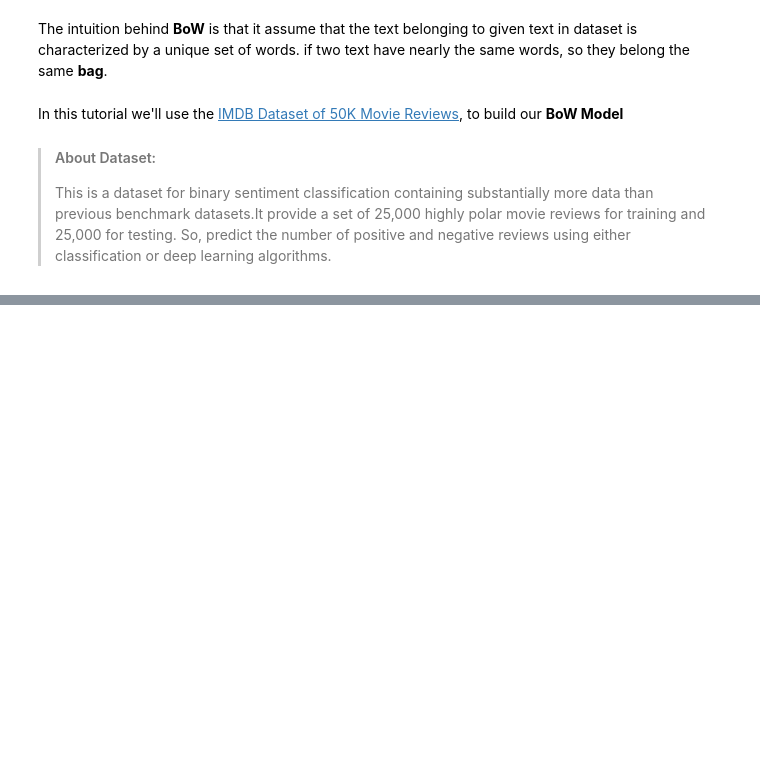
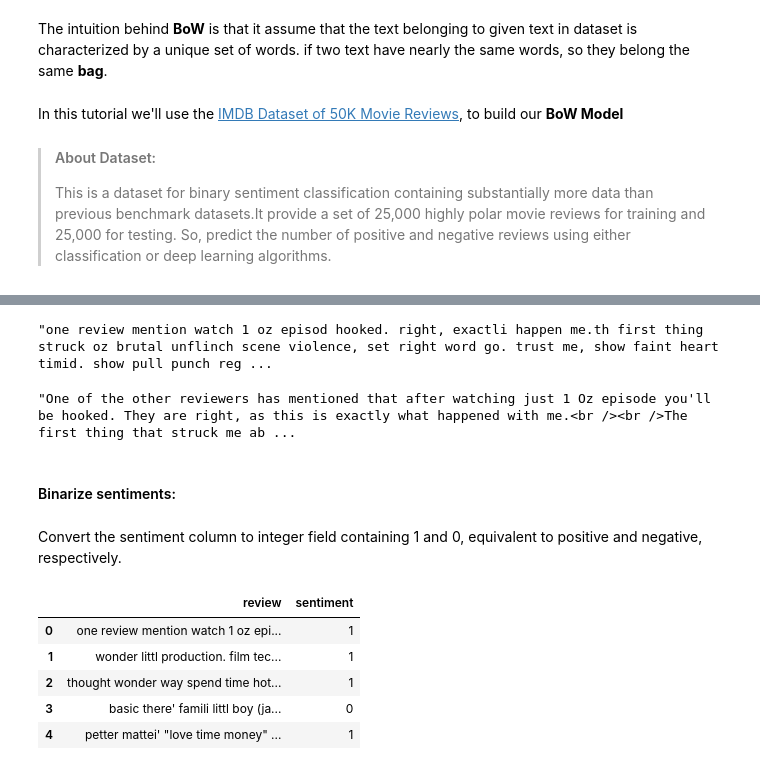
Before and after one commit to JamorMoussa/learn-NLP, a Jupyter notebook: Text-Representation/Bag-of-Words-Model.ipynb, the cells around one changed output, grey strips where cells are left out. Drawn from its saved outputs; the diff is of its cells as text; code cells hidden in the pictures; blank space fills up the shorter version.

```diff
--- a/Text-Representation/Bag-of-Words-Model.ipynb
+++ b/Text-Representation/Bag-of-Words-Model.ipynb
@@ -20,0 +200,3 @@ In this tutorial we'll use the [IMDB Dataset of 50K Movie Reviews](https://www.k
+# %%
+# lemmatizing words:
+data["review"] = data.review.apply(lemmatize_words)
@@ -20,0 +213,3 @@ In this tutorial we'll use the [IMDB Dataset of 50K Movie Reviews](https://www.k
+# %%
+def stem_words(text: str) -> str:
+    return " ".join(Word(word).stem() for word in text.split())
@@ -20,0 +220,28 @@ In this tutorial we'll use the [IMDB Dataset of 50K Movie Reviews](https://www.k
+# %%
+# stemming words:
+data["review"] = data.review.apply(stem_words)
+# %%
+data.review[0]
+# %% [output]
+"one review mention watch 1 oz episod hooked. right, exactli happen me.th first thing struck oz brutal unflinch scene violence, set right word go. trust me, show faint heart timid. show pull punch reg ...
+# %%
+data_origin.review[0]
+# %% [output]
+"One of the other reviewers has mentioned that after watching just 1 Oz episode you'll be hooked. They are right, as this is exactly what happened with me.<br /><br />The first thing that struck me ab ...
+# %% [markdown]
+#### Binarize sentiments:
+# %% [markdown]
+Convert the sentiment column to integer field containing 1 and 0, equivalent to positive and negative, respectively.
+# %%
+sentiment_coding = {"positive": 1, "negative": 0}
+
+data.sentiment = data.sentiment.replace(sentiment_coding).astype(int)
+# %%
+data.head(5)
+# %% [output]
+|  | review | sentiment |
+| 0 | one review mention watch 1 oz epi... | 1 |
+| 1 | wonder littl production. film tec... | 1 |
+| 2 | thought wonder way spend time hot... | 1 |
+| 3 | basic there' famili littl boy (ja... | 0 |
+| 4 | petter mattei' "love time money" ... | 1 |
```
Also changed, not shown: parts of 65 cells of this notebook, 1 other file.
